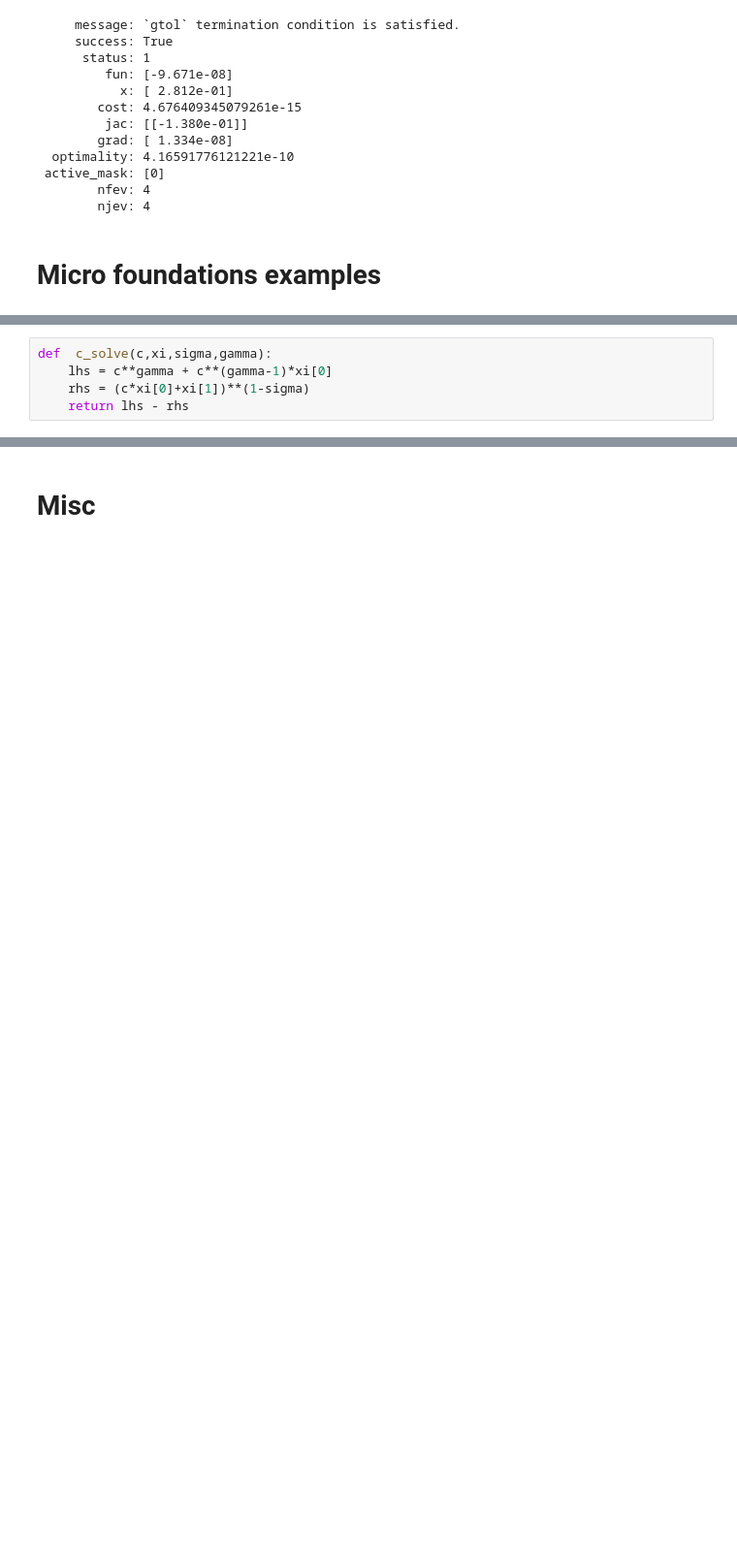
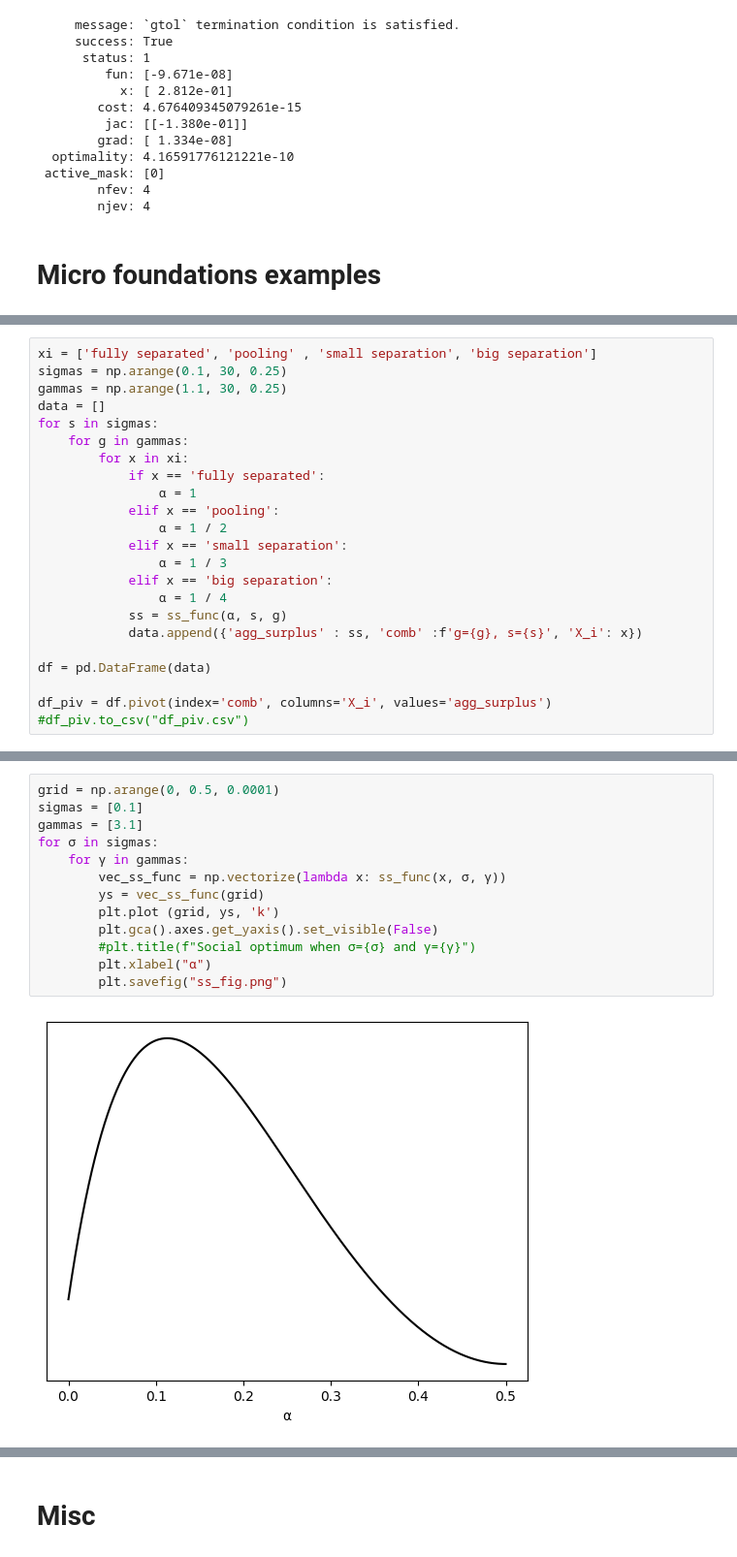
Before and after one commit to pwikman/general_equilibrium, a Jupyter notebook: notebooks/plots_n_stuff.ipynb, the cells around one changed output, grey strips where cells are left out. Shown: that part at 97% size. Drawn from its saved outputs; the diff is of its cells as text; blank space fills up the shorter version.

```diff
--- a/notebooks/plots_n_stuff.ipynb
+++ b/notebooks/plots_n_stuff.ipynb
@@ -385,5 +372,0 @@ mean_var = (1.5,28/12)
-# %%
-def  c_solve(c,xi,sigma,gamma):
-    lhs = c**gamma + c**(gamma-1)*xi[0]
-    rhs = (c*xi[0]+xi[1])**(1-sigma)
-    return lhs - rhs
@@ -481,0 +405,23 @@ df_piv.to_csv("df_piv.csv")
+# %%
+xi = ['fully separated', 'pooling' , 'small separation', 'big separation']
+sigmas = np.arange(0.1, 30, 0.25)
+gammas = np.arange(1.1, 30, 0.25)
+data = []
+for s in sigmas:
+    for g in gammas:
+        for x in xi:
+            if x == 'fully separated':
+                α = 1
+            elif x == 'pooling':
+                α = 1 / 2
+            elif x == 'small separation':
+                α = 1 / 3
+            elif x == 'big separation':
+                α = 1 / 4
+            ss = ss_func(α, s, g)
+            data.append({'agg_surplus' : ss, 'comb' :f'g={g}, s={s}', 'X_i': x})
+
+df = pd.DataFrame(data)
+
+df_piv = df.pivot(index='comb', columns='X_i', values='agg_surplus')
+#df_piv.to_csv("df_piv.csv")
@@ -565,0 +484,15 @@ for s in sigma:
+# %%
+grid = np.arange(0, 0.5, 0.0001)
+sigmas = [0.1]
+gammas = [3.1]
+for σ in sigmas:
+    for γ in gammas:
+        vec_ss_func = np.vectorize(lambda x: ss_func(x, σ, γ))
+        ys = vec_ss_func(grid)
+        plt.plot (grid, ys, 'k')
+        plt.gca().axes.get_yaxis().set_visible(False)
+        #plt.title(f"Social optimum when σ={σ} and γ={γ}")
+        plt.xlabel("α")
+        plt.savefig("ss_fig.png")
+# %% [output]
+[figure, added]
```
Also changed, not shown: parts of 17 cells of this notebook.
